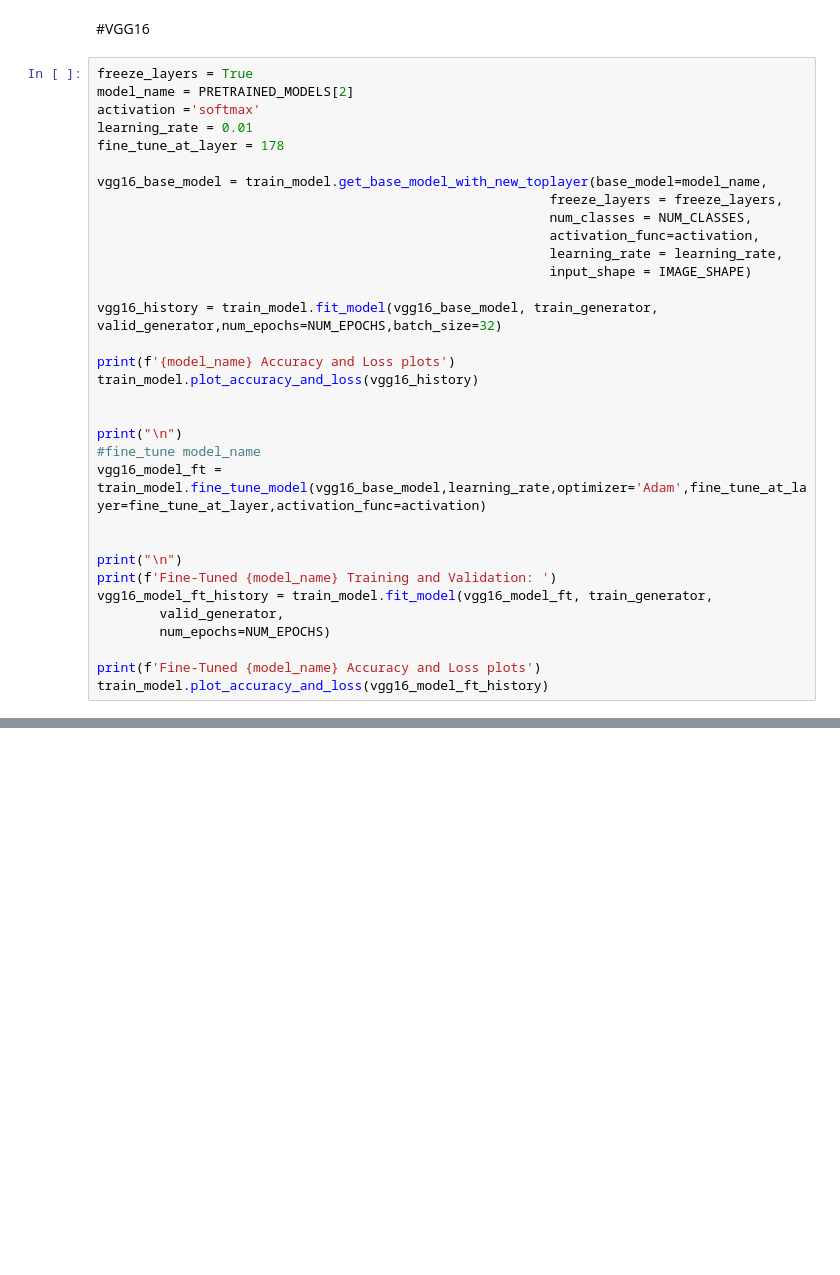
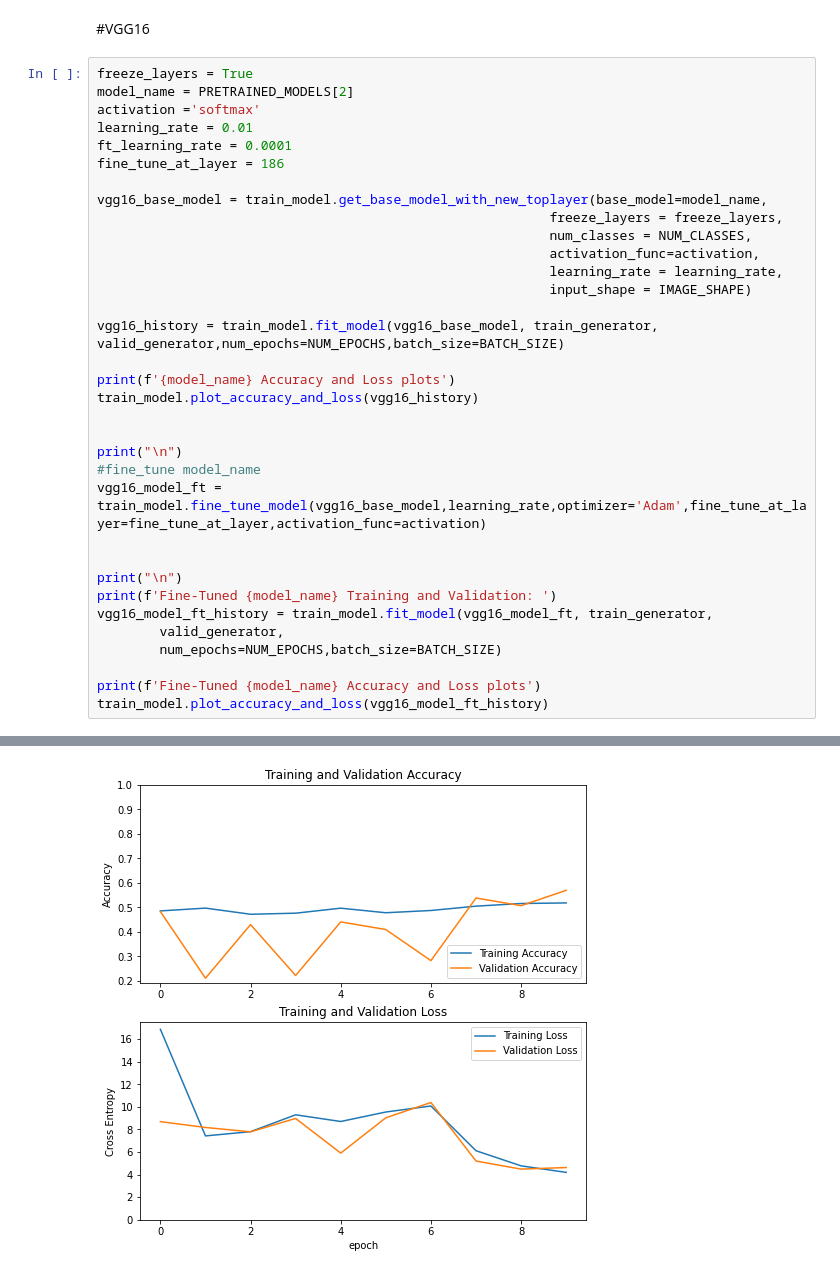
Before and after one commit to jayhombal/covid19-image-detection, a Jupyter notebook: notebooks/COVID-19-Image-Classification-phase1.ipynb, the cells around one changed output, grey strips where cells are left out. Cells and saved outputs as stored; diff of their text form; blank space fills up the shorter version.

```diff
--- a/notebooks/COVID-19-Image-Classification-phase1.ipynb
+++ b/notebooks/COVID-19-Image-Classification-phase1.ipynb
@@ -256,7 +326,8 @@ freeze_layers = True
 model_name = PRETRAINED_MODELS[2]
 activation ='softmax'
 learning_rate = 0.01
-fine_tune_at_layer = 178
+ft_learning_rate = 0.0001
+fine_tune_at_layer = 186
 
 vgg16_base_model = train_model.get_base_model_with_new_toplayer(base_model=model_name,
                                                           freeze_layers = freeze_layers,
@@ -265,7 +336,7 @@ vgg16_base_model = train_model.get_base_model_with_new_toplayer(base_model=model
                                                           learning_rate = learning_rate,
                                                           input_shape = IMAGE_SHAPE)
 
-vgg16_history = train_model.fit_model(vgg16_base_model, train_generator, valid_generator,num_epochs=NUM_EPOCHS,batch_size=32)
+vgg16_history = train_model.fit_model(vgg16_base_model, train_generator, valid_generator,num_epochs=NUM_EPOCHS,batch_size=BATCH_SIZE)
 
 print(f'{model_name} Accuracy and Loss plots')
 train_model.plot_accuracy_and_loss(vgg16_history)
@@ -280,7 +351,8 @@ print("\n")
 print(f'Fine-Tuned {model_name} Training and Validation: ')
 vgg16_model_ft_history = train_model.fit_model(vgg16_model_ft, train_generator,
         valid_generator,
-        num_epochs=NUM_EPOCHS)
+        num_epochs=NUM_EPOCHS,batch_size=BATCH_SIZE)
 
 print(f'Fine-Tuned {model_name} Accuracy and Loss plots')
 train_model.plot_accuracy_and_loss(vgg16_model_ft_history)
+# %% [output]
@@ -286,0 +376 @@ train_model.plot_accuracy_and_loss(vgg16_model_ft_history)
+[figure, added]
```
Also changed, not shown: parts of 7 cells of this notebook, 1 other file.
